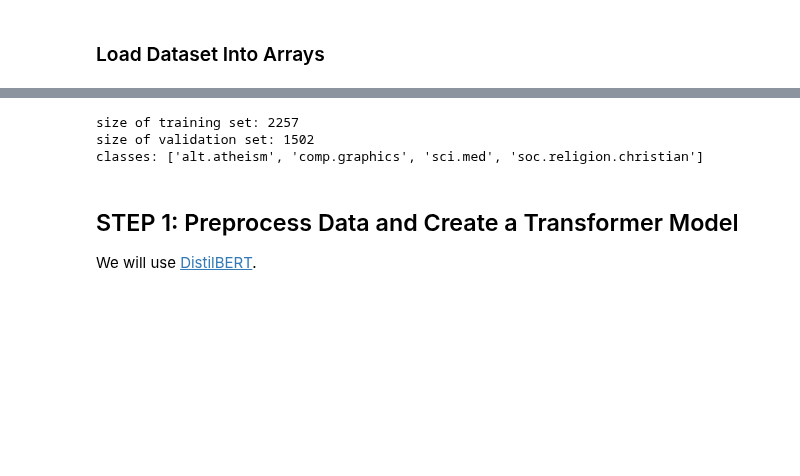
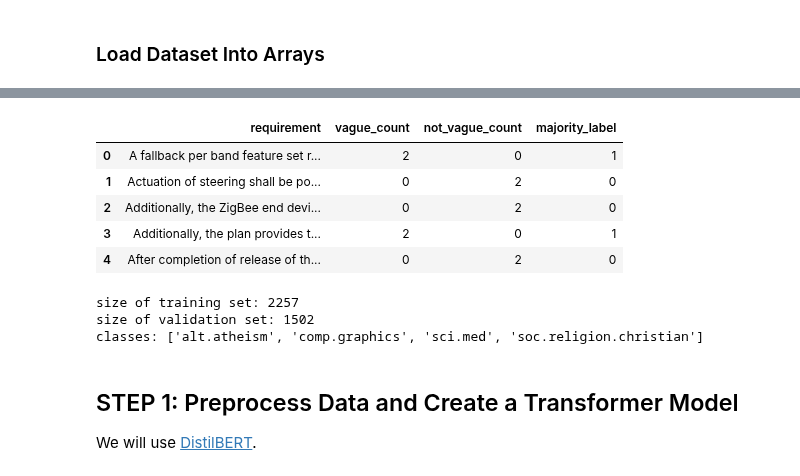
Before and after one commit to HaaLeo/vague-requirements-scripts, a Jupyter notebook: colab-notebooks/BERT.ipynb, the cells around one changed output, grey strips where cells are left out. Saved outputs shown, nothing was run; the diff lists cells and outputs as text; code cells hidden in the pictures; blank space fills up the shorter version.

```diff
--- a/colab-notebooks/BERT.ipynb
+++ b/colab-notebooks/BERT.ipynb
@@ -61,8 +65,10 @@ def read_drive_data(files_list: list, separator: str) -> pd.DataFrame:
     return calc_majority_label(confusion_matrix)
 
 # Test it
+indices_to_read = [0,2,3,4]
 df = read_drive_data(
-    ['/content/drive/My Drive/datasets/vague_requirements/Batch_4012720_batch_results.csv'],
+    [f'/content/drive/My Drive/datasets/corpus/labeled/corpus-batch-{i}-mturk.csv' for i in indices_to_read],
     ','
   )
 df.head()
+# %% [output]
@@ -69,3 +84,9 @@ df.head()
+|  | requirement | vague_count | not_vague_count | majority_label |
+| 0 | A fallback per band feature set r... | 2 | 0 | 1 |
+| 1 | Actuation of steering shall be po... | 0 | 2 | 0 |
+| 2 | Additionally, the ZigBee end devi... | 0 | 2 | 0 |
+| 3 | Additionally, the plan provides t... | 2 | 0 | 1 |
+| 4 | After completion of release of th... | 0 | 2 | 0 |
 # %%
 categories = ['alt.atheism', 'soc.religion.christian',
              'comp.graphics', 'sci.med']
```
Also changed, not shown: parts of 3 cells of this notebook.
